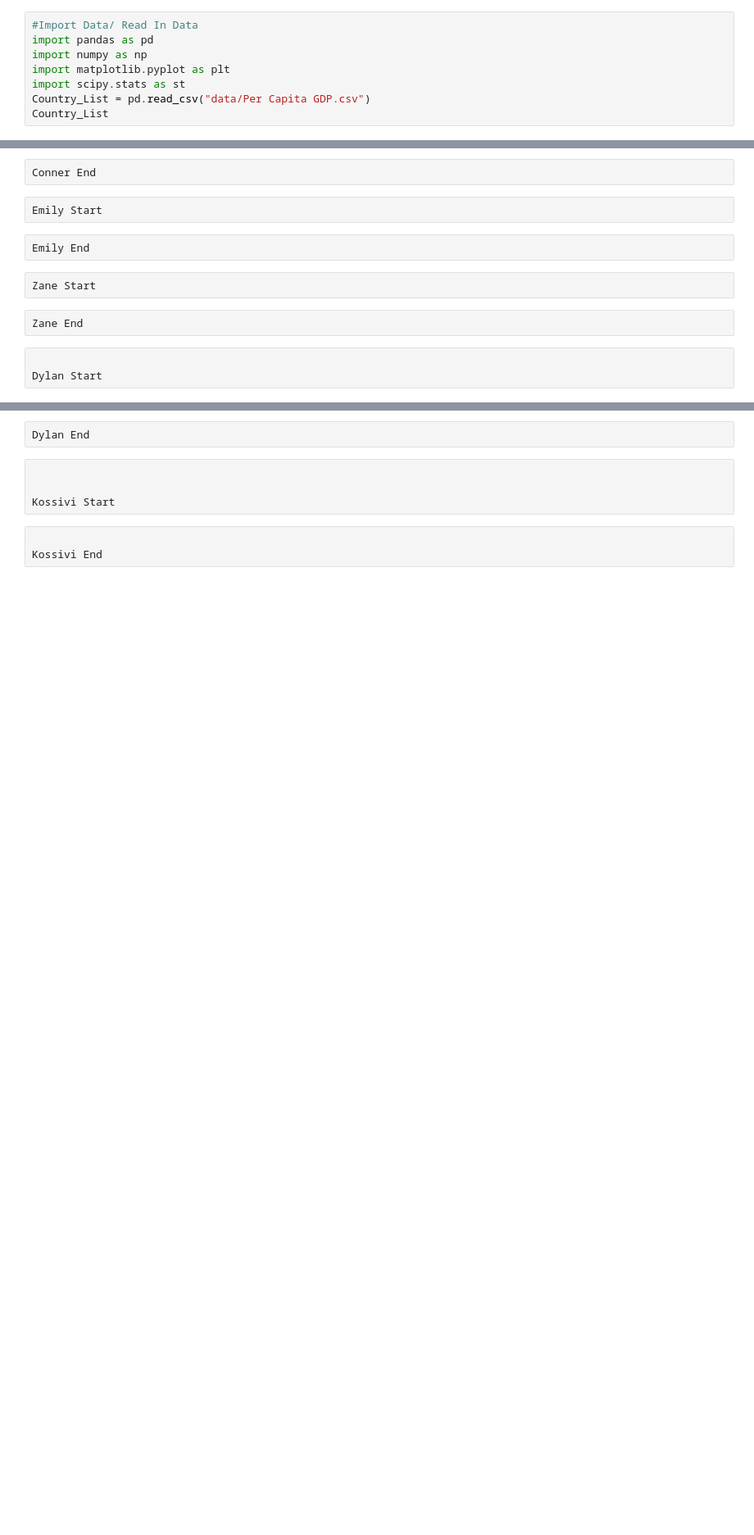
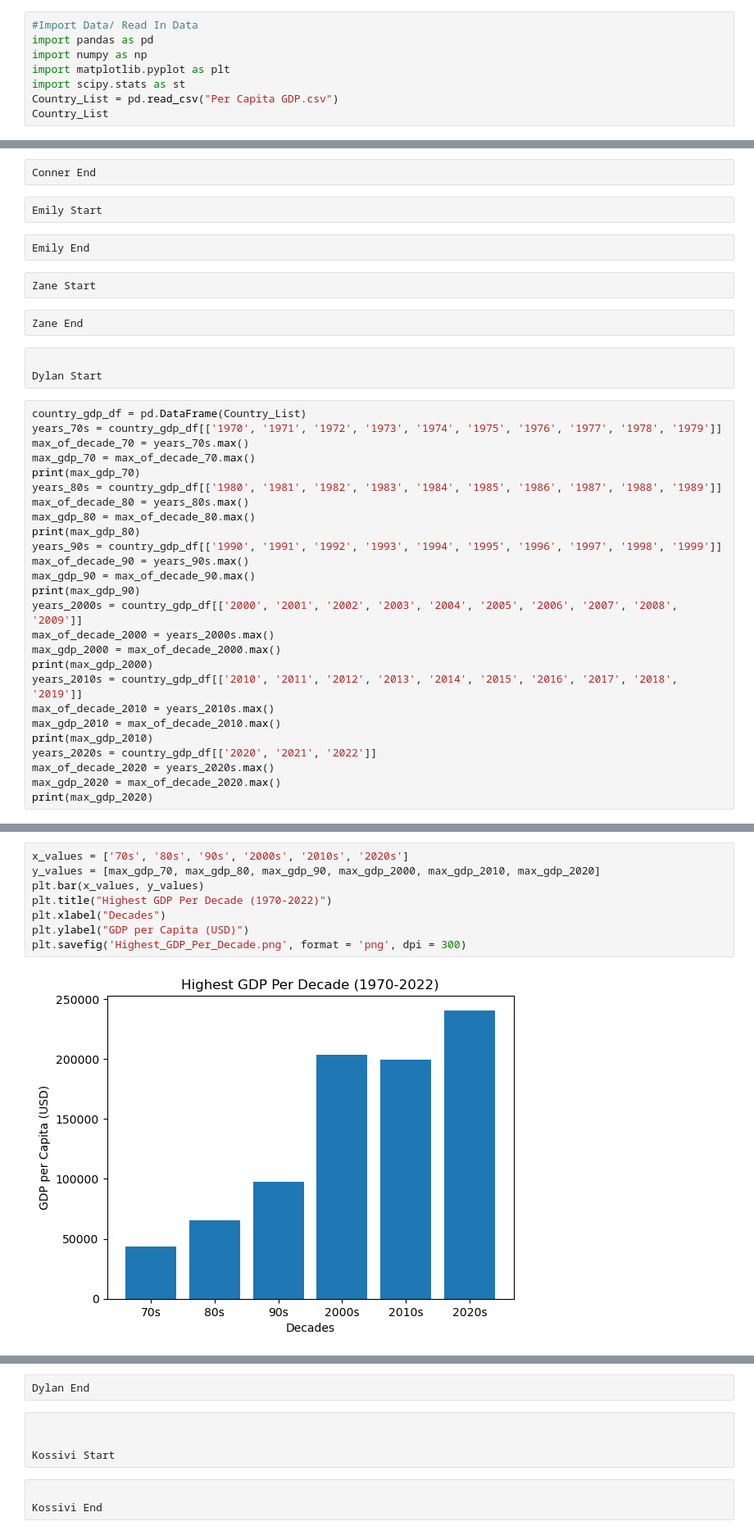
Before and after one commit to connerdekok/Country_GDP, a Jupyter notebook: Country_GDP.ipynb, the cells around one changed output, grey strips where cells are left out. Shown at 82% size. Cells and saved outputs as stored; diff of their text form; blank space fills up the shorter version.

Commit message:
Max Mean Graphs

```diff
--- a/Country_GDP.ipynb
+++ b/Country_GDP.ipynb
@@ -9,7 +9,7 @@ import pandas as pd
 import numpy as np
 import matplotlib.pyplot as plt
 import scipy.stats as st
-Country_List = pd.read_csv("data/Per Capita GDP.csv")
+Country_List = pd.read_csv("Per Capita GDP.csv")
 Country_List
 # %% [output]
 |  | Sr.No | Country | 1970 | 1971 | 1972 | 1973 | 1974 | 1975 | 1976 | 1977 | ... | ... |
@@ -85,3 +70,29 @@ Zane End
 # %%
 
 Dylan Start
+# %%
+country_gdp_df = pd.DataFrame(Country_List)
+years_70s = country_gdp_df[['1970', '1971', '1972', '1973', '1974', '1975', '1976', '1977', '1978', '1979']]
+max_of_decade_70 = years_70s.max()
+max_gdp_70 = max_of_decade_70.max()
+print(max_gdp_70)
+years_80s = country_gdp_df[['1980', '1981', '1982', '1983', '1984', '1985', '1986', '1987', '1988', '1989']]
+max_of_decade_80 = years_80s.max()
+max_gdp_80 = max_of_decade_80.max()
+print(max_gdp_80)
+years_90s = country_gdp_df[['1990', '1991', '1992', '1993', '1994', '1995', '1996', '1997', '1998', '1999']]
+max_of_decade_90 = years_90s.max()
+max_gdp_90 = max_of_decade_90.max()
+print(max_gdp_90)
+years_2000s = country_gdp_df[['2000', '2001', '2002', '2003', '2004', '2005', '2006', '2007', '2008', '2009']]
+max_of_decade_2000 = years_2000s.max()
+max_gdp_2000 = max_of_decade_2000.max()
+print(max_gdp_2000)
+years_2010s = country_gdp_df[['2010', '2011', '2012', '2013', '2014', '2015', '2016', '2017', '2018', '2019']]
+max_of_decade_2010 = years_2010s.max()
+max_gdp_2010 = max_of_decade_2010.max()
+print(max_gdp_2010)
+years_2020s = country_gdp_df[['2020', '2021', '2022']]
+max_of_decade_2020 = years_2020s.max()
+max_gdp_2020 = max_of_decade_2020.max()
+print(max_gdp_2020)
@@ -87,0 +143,10 @@ Dylan Start
+# %%
+x_values = ['70s', '80s', '90s', '2000s', '2010s', '2020s']
+y_values = [max_gdp_70, max_gdp_80, max_gdp_90, max_gdp_2000, max_gdp_2010, max_gdp_2020]
+plt.bar(x_values, y_values)
+plt.title("Highest GDP Per Decade (1970-2022)")
+plt.xlabel("Decades")
+plt.ylabel("GDP per Capita (USD)")
+plt.savefig('Highest_GDP_Per_Decade.png', format = 'png', dpi = 300)
+# %% [output]
+[figure, added]
```
Also changed, not shown: parts of 12 cells of this notebook.
